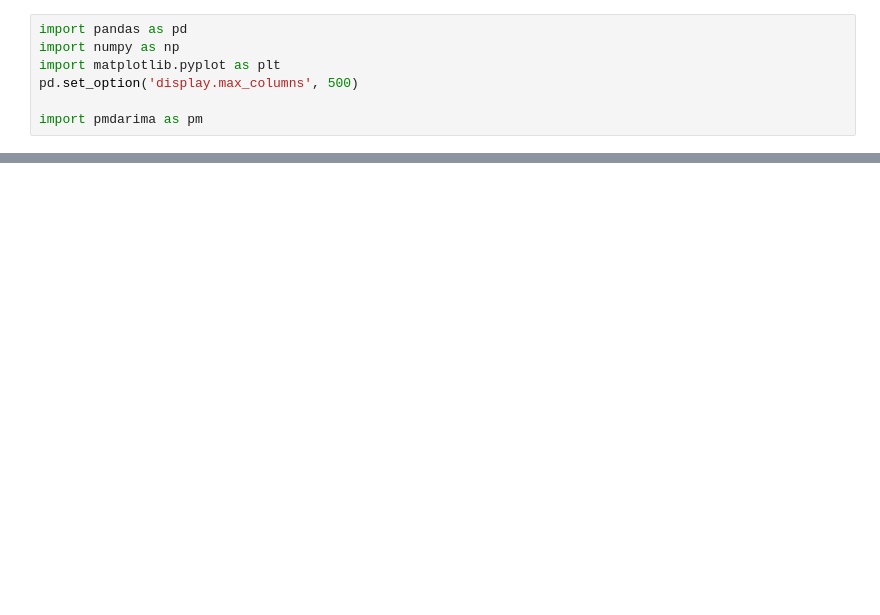
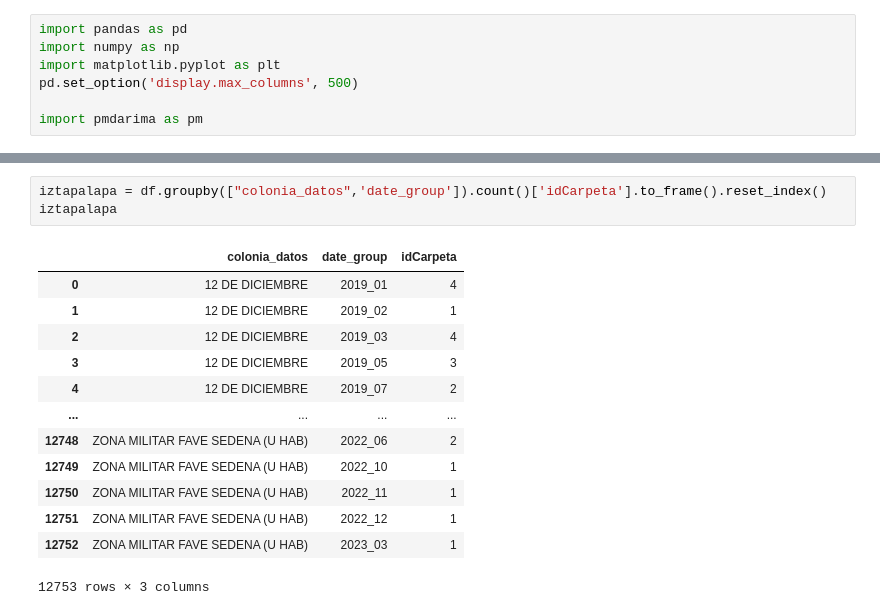
Before and after one commit to AngelEscobedo1712/Safety-Map, a Jupyter notebook: model_notebooks/rnn_try_out.ipynb, the cells around one changed output, grey strips where cells are left out. Cells and saved outputs as stored; diff of their text form; blank space fills up the shorter version.

```diff
--- a/model_notebooks/rnn_try_out.ipynb
+++ b/model_notebooks/rnn_try_out.ipynb
@@ -25,0 +71,17 @@ Name: colonia_datos, Length: 1038430, dtype: object
+# %%
+iztapalapa = df.groupby(["colonia_datos",'date_group']).count()['idCarpeta'].to_frame().reset_index()
+iztapalapa
+# %% [output]
+|  | colonia_datos | date_group | idCarpeta |
+| 0 | 12 DE DICIEMBRE | 2019_01 | 4 |
+| 1 | 12 DE DICIEMBRE | 2019_02 | 1 |
+| 2 | 12 DE DICIEMBRE | 2019_03 | 4 |
+| 3 | 12 DE DICIEMBRE | 2019_05 | 3 |
+| 4 | 12 DE DICIEMBRE | 2019_07 | 2 |
+| ... | ... | ... | ... |
+| 12748 | ZONA MILITAR FAVE SEDENA (U HAB) | 2022_06 | 2 |
+| 12749 | ZONA MILITAR FAVE SEDENA (U HAB) | 2022_10 | 1 |
+| 12750 | ZONA MILITAR FAVE SEDENA (U HAB) | 2022_11 | 1 |
+| 12751 | ZONA MILITAR FAVE SEDENA (U HAB) | 2022_12 | 1 |
+| 12752 | ZONA MILITAR FAVE SEDENA (U HAB) | 2023_03 | 1 |
+12753 rows × 3 columns
```
Also changed, not shown: parts of 34 cells of this notebook.
